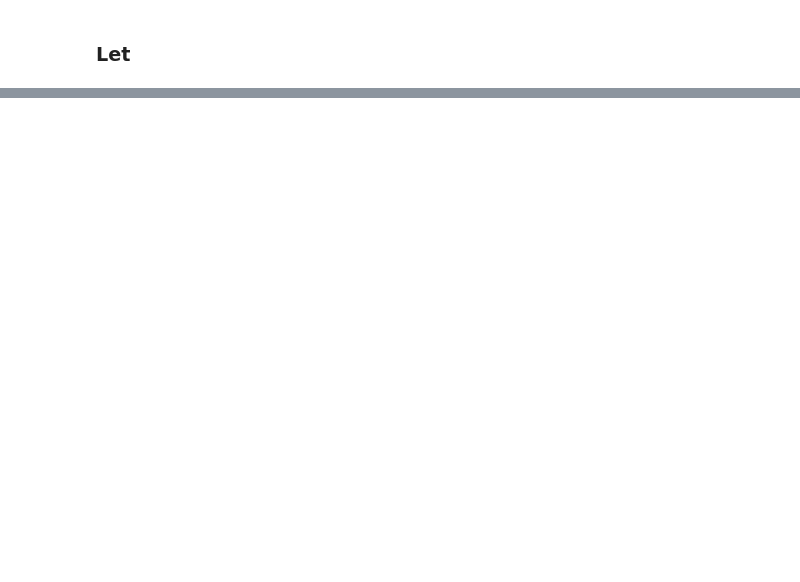
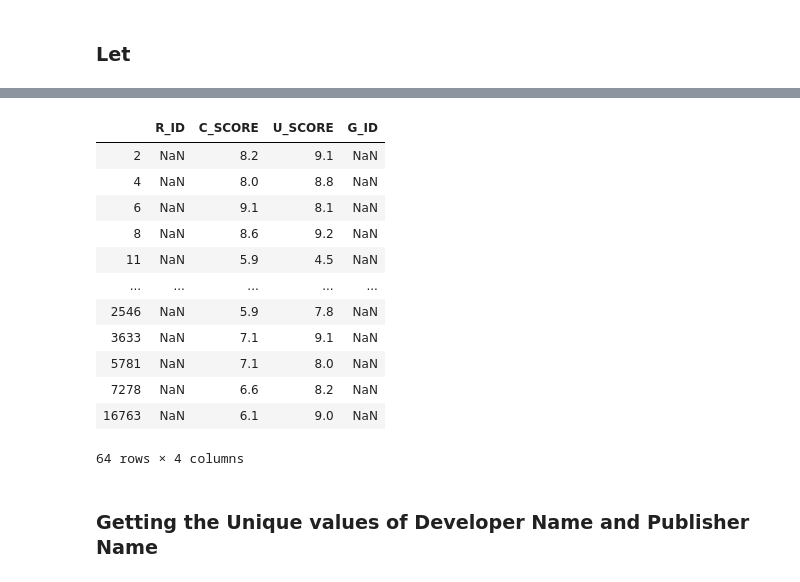
Before and after one commit to ashwinjohn3/Assignment-2, a Jupyter notebook: Assignment 2.ipynb, the cells around one changed output, grey strips where cells are left out. Cells and saved outputs as stored; diff of their text form; code cells hidden in the pictures; blank space fills up the shorter version.

```diff
--- a/Assignment 2.ipynb
+++ b/Assignment 2.ipynb
@@ -142,0 +123,2 @@ FROM GAMEDATA''')
+# %%
+df = pd.read_csv('vgsales2019.csv', header= 0)
@@ -142,0 +186,20 @@ FROM GAMEDATA''')
+# %%
+rating = pd.DataFrame(columns = ['R_ID', 'C_SCORE', 'U_SCORE', 'G_ID'])
+# %%
+rating['C_SCORE'] = df['CRITIC_SCORE']
+rating['U_SCORE'] = df['USER_SCORE']
+rating
+# %% [output]
+|  | R_ID | C_SCORE | U_SCORE | G_ID |
+| 2 | NaN | 8.2 | 9.1 | NaN |
+| 4 | NaN | 8.0 | 8.8 | NaN |
+| 6 | NaN | 9.1 | 8.1 | NaN |
+| 8 | NaN | 8.6 | 9.2 | NaN |
+| 11 | NaN | 5.9 | 4.5 | NaN |
+| ... | ... | ... | ... | ... |
+| 2546 | NaN | 5.9 | 7.8 | NaN |
+| 3633 | NaN | 7.1 | 9.1 | NaN |
+| 5781 | NaN | 7.1 | 8.0 | NaN |
+| 7278 | NaN | 6.6 | 8.2 | NaN |
+| 16763 | NaN | 6.1 | 9.0 | NaN |
+64 rows × 4 columns
@@ -142,0 +210,2 @@ FROM GAMEDATA''')
+# %% [markdown]
+### Getting the Unique values of Developer Name and Publisher Name
```
Also changed, not shown: parts of 47 cells of this notebook.
